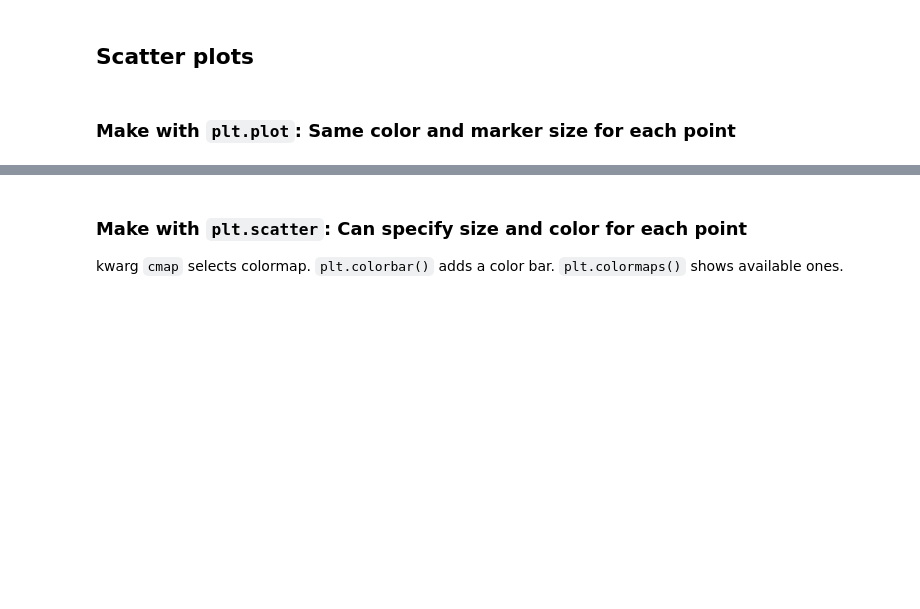
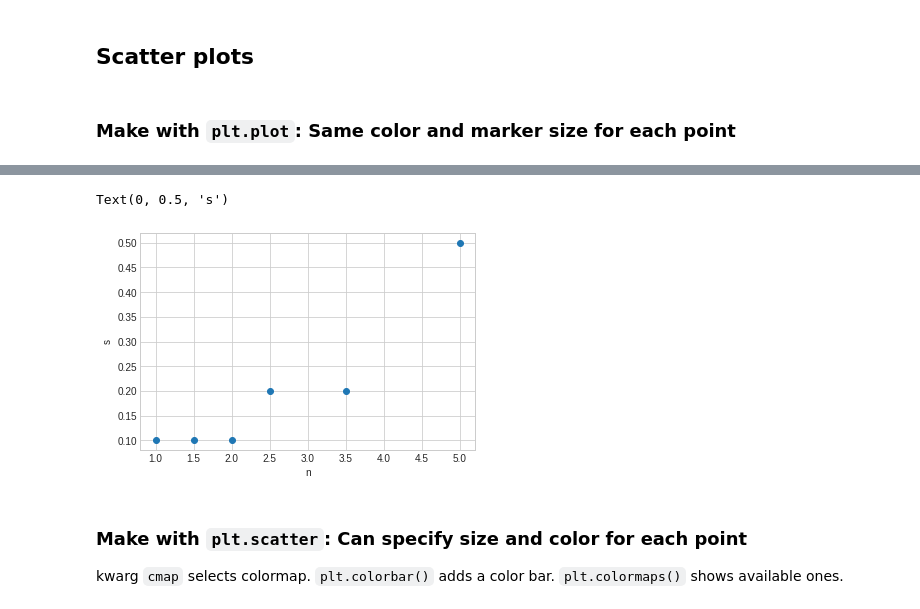
Before and after one commit to emilydumas/mcs275spring2023, a Jupyter notebook: samplecode/numpy/mpl_demo.ipynb, the cells around one changed output, grey strips where cells are left out. Saved outputs shown, nothing was run; the diff lists cells and outputs as text; code cells hidden in the pictures; blank space fills up the shorter version.

```diff
--- a/samplecode/numpy/mpl_demo.ipynb
+++ b/samplecode/numpy/mpl_demo.ipynb
@@ -367,3 +369,10 @@ plt.plot(n,t,linestyle="",marker="o")
+# %%
+plt.plot(n,s,linestyle="none",marker="o")
+plt.xlabel("n")
+plt.ylabel("s")
+# %% [output]
+Text(0, 0.5, 's')
+[figure, added]
 # %% [markdown]
 ### Make with `plt.scatter`: Can specify size and color for each point
 
```
Also changed, not shown: parts of 34 cells of this notebook.
